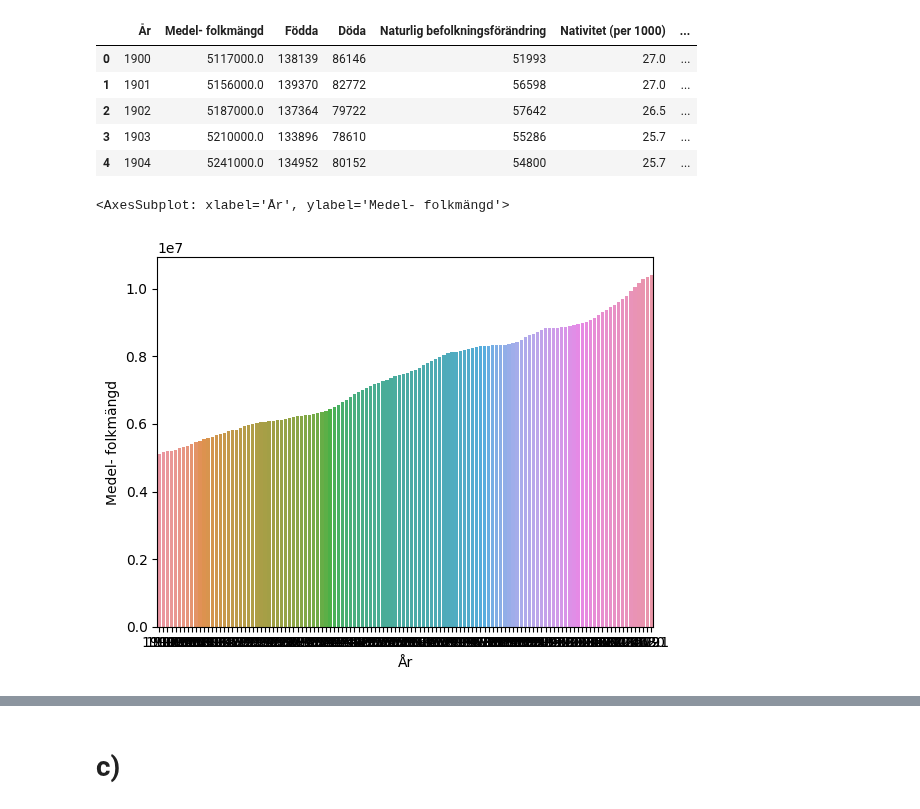
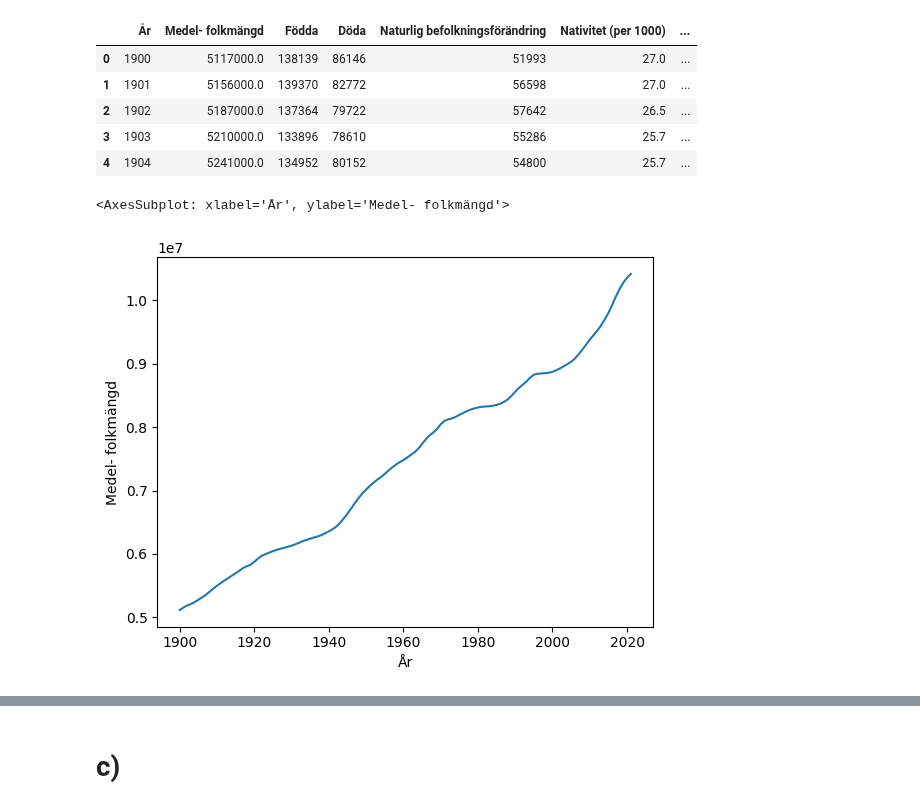
Before and after one commit to DorotaBjoorn/Databehandling-Dorota-Bjoorn, a Jupyter notebook: Excercises/Ex02_merging_webscraping.ipynb, the cells around one changed output, grey strips where cells are left out. Drawn from its saved outputs; the diff is of its cells as text; code cells hidden in the pictures.

```diff
--- a/Excercises/Ex02_merging_webscraping.ipynb
+++ b/Excercises/Ex02_merging_webscraping.ipynb
@@ -88,7 +88,7 @@ df_bef_1900_2021.head()
 | 3 | 1903 | 5210000.0 | 133896 | 78610 | 55286 | 25.7 | ... |
 | 4 | 1904 | 5241000.0 | 134952 | 80152 | 54800 | 25.7 | ... |
 # %%
-sns.barplot(data=df_bef_1900_2021, x="År", y="Medel- folkmängd")
+sns.lineplot(data=df_bef_1900_2021, x="År", y="Medel- folkmängd")
 # %% [output]
 <AxesSubplot: xlabel='År', ylabel='Medel- folkmängd'>
-[figure, old version]
+[figure, new version]
```
Also changed, not shown: parts of 2 cells of this notebook.
